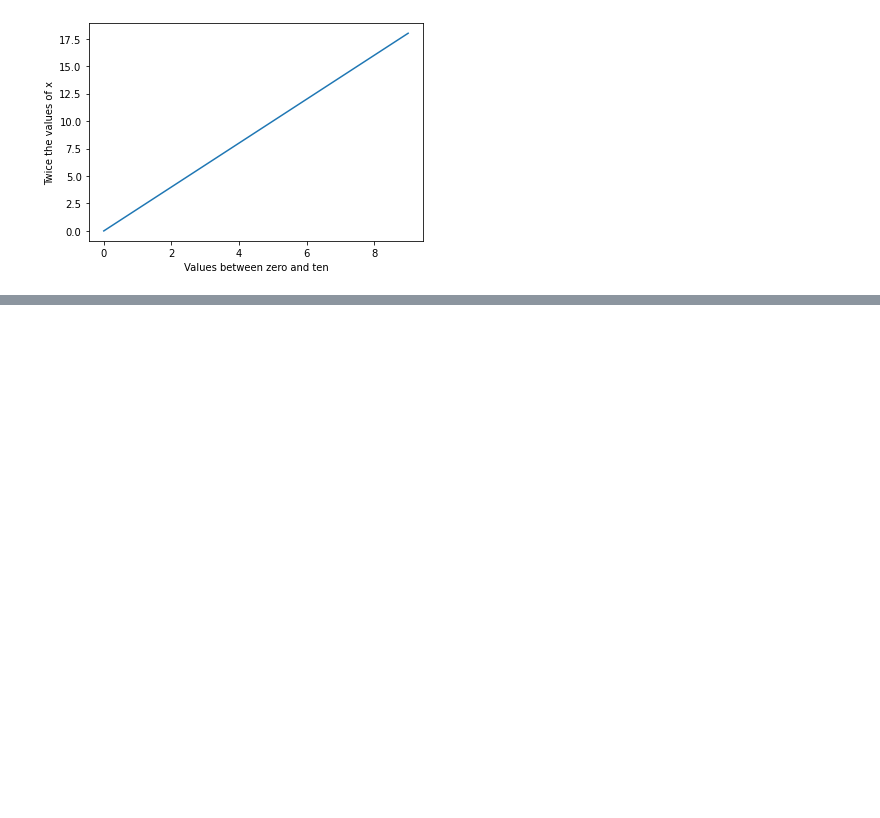
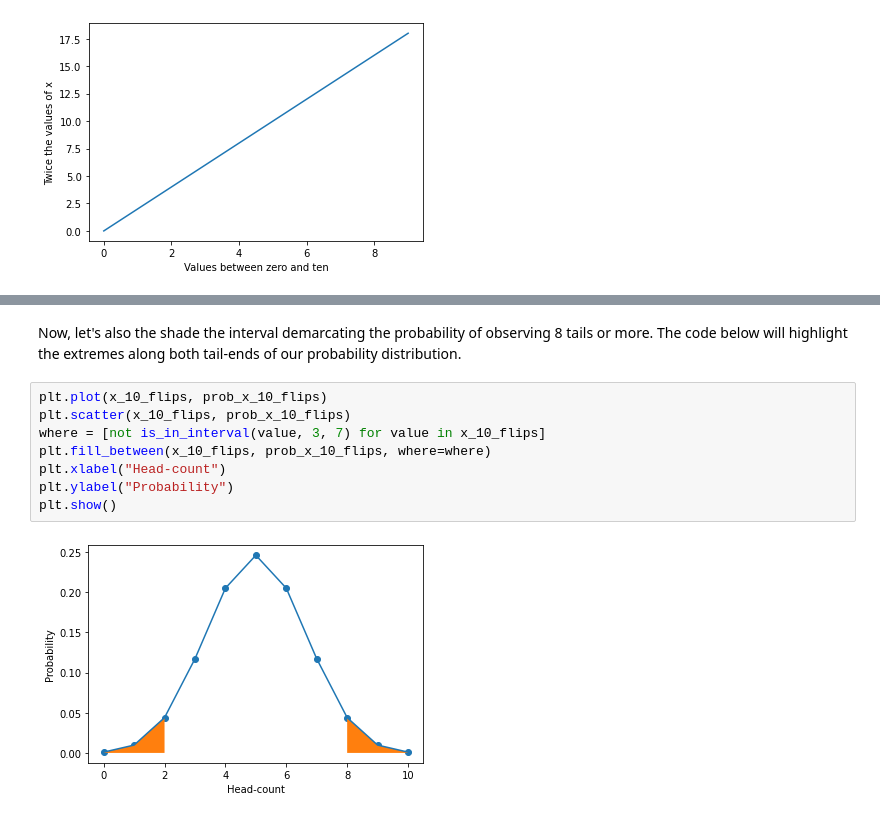
Before and after one commit to keer2345/reading-notes, a Jupyter notebook: it/python/data-science-bookcamp/chapter02.ipynb, the cells around one changed output, grey strips where cells are left out. Saved outputs shown, nothing was run; the diff lists cells and outputs as text; blank space fills up the shorter version.

```diff
--- a/it/python/data-science-bookcamp/chapter02.ipynb
+++ b/it/python/data-science-bookcamp/chapter02.ipynb
@@ -73,0 +133,12 @@ plt.show()
+# %% [markdown]
+Now, let's also the shade the interval demarcating the probability of observing 8 tails or more. The code below will highlight the extremes along both tail-ends of our probability distribution.
+# %%
+plt.plot(x_10_flips, prob_x_10_flips)
+plt.scatter(x_10_flips, prob_x_10_flips)
+where = [not is_in_interval(value, 3, 7) for value in x_10_flips]
+plt.fill_between(x_10_flips, prob_x_10_flips, where=where)
+plt.xlabel("Head-count")
+plt.ylabel("Probability")
+plt.show()
+# %% [output]
+[figure, added]
```
Also changed, not shown: parts of 23 cells of this notebook, 2 other files.
